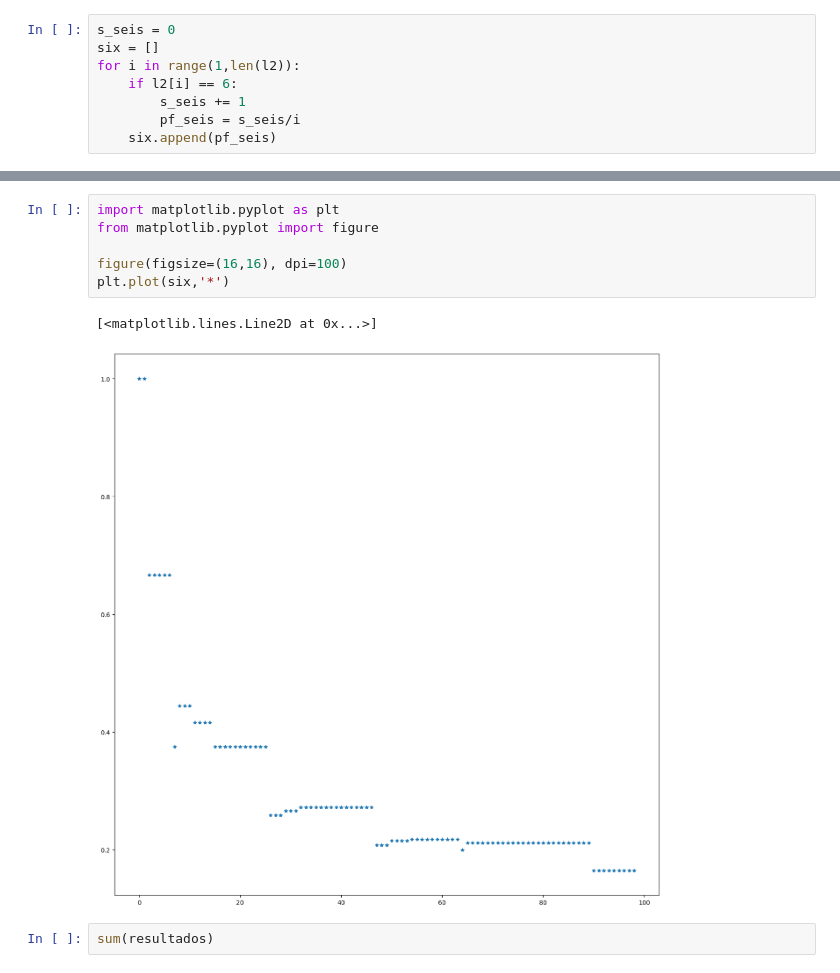
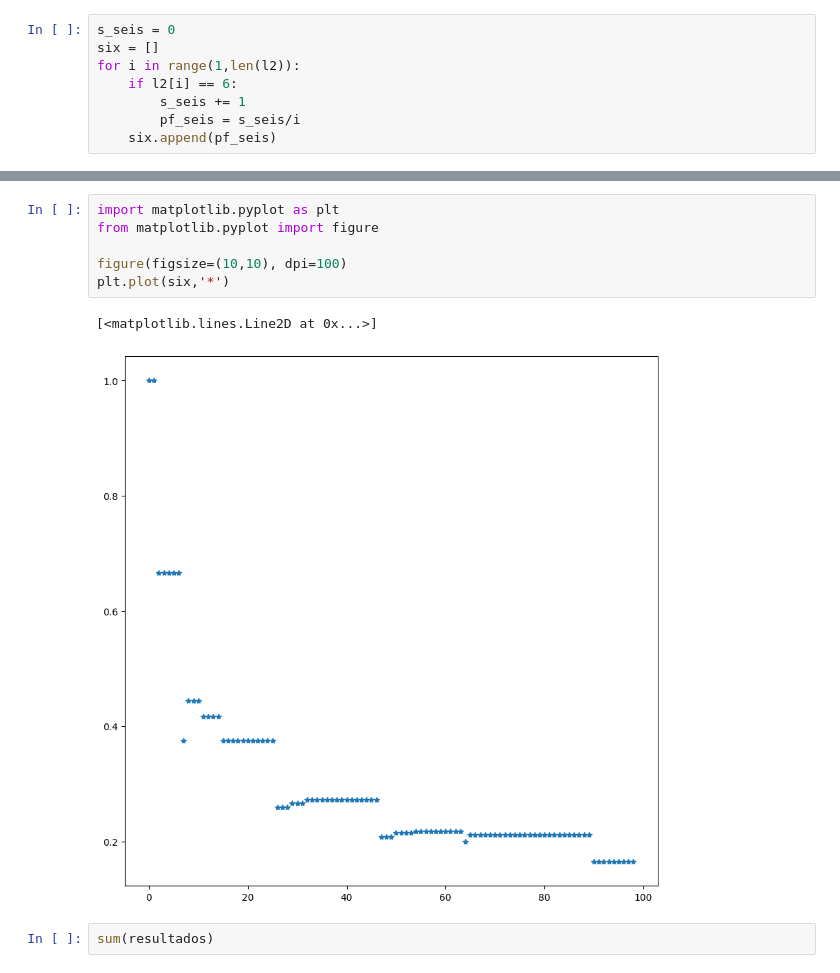
Before and after one commit to Crisel8a/Probabilidad, a Jupyter notebook: Proba_Python.ipynb, the cells around one changed output, grey strips where cells are left out. Saved outputs shown, nothing was run; the diff lists cells and outputs as text.

```diff
--- a/Proba_Python.ipynb
+++ b/Proba_Python.ipynb
@@ -286,12 +232,12 @@ six #probabilidad de que salga un 6
 # %%
 import matplotlib.pyplot as plt
 from matplotlib.pyplot import figure
 
-figure(figsize=(16,16), dpi=100)
+figure(figsize=(10,10), dpi=100)
 plt.plot(six,'*')
 # %% [output]
 [<matplotlib.lines.Line2D at 0x...>]
-[figure, old version]
+[figure, new version]
 # %%
 sum(resultados)
 # %% [output]
```
Also changed, not shown: parts of 9 cells of this notebook.
